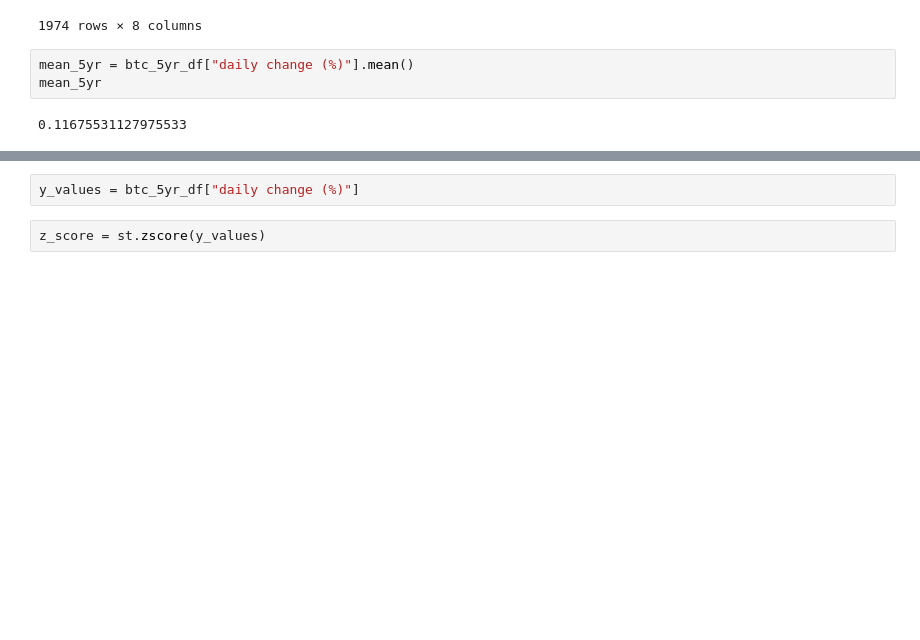
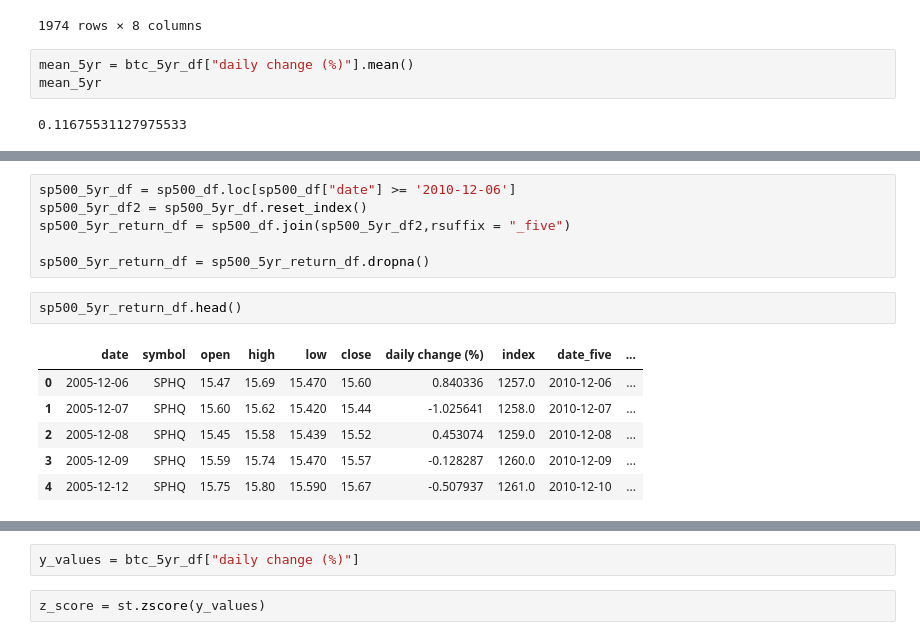
Before and after one commit to SMKSmith/Project1, a Jupyter notebook: visualizations.ipynb, the cells around one changed output, grey strips where cells are left out. Saved outputs shown, nothing was run; the diff lists cells and outputs as text; blank space fills up the shorter version.

```diff
--- a/visualizations.ipynb
+++ b/visualizations.ipynb
@@ -449,0 +461,15 @@ mean_5yr
+# %%
+sp500_5yr_df = sp500_df.loc[sp500_df["date"] >= '2010-12-06']
+sp500_5yr_df2 = sp500_5yr_df.reset_index()
+sp500_5yr_return_df = sp500_df.join(sp500_5yr_df2,rsuffix = "_five")
+
+sp500_5yr_return_df = sp500_5yr_return_df.dropna()
+# %%
+sp500_5yr_return_df.head()
+# %% [output]
+|  | date | symbol | open | high | low | close | daily change (%) | index | date_five | ... |
+| 0 | 2005-12-06 | SPHQ | 15.47 | 15.69 | 15.470 | 15.60 | 0.840336 | 1257.0 | 2010-12-06 | ... |
+| 1 | 2005-12-07 | SPHQ | 15.60 | 15.62 | 15.420 | 15.44 | -1.025641 | 1258.0 | 2010-12-07 | ... |
+| 2 | 2005-12-08 | SPHQ | 15.45 | 15.58 | 15.439 | 15.52 | 0.453074 | 1259.0 | 2010-12-08 | ... |
+| 3 | 2005-12-09 | SPHQ | 15.59 | 15.74 | 15.470 | 15.57 | -0.128287 | 1260.0 | 2010-12-09 | ... |
+| 4 | 2005-12-12 | SPHQ | 15.75 | 15.80 | 15.590 | 15.67 | -0.507937 | 1261.0 | 2010-12-10 | ... |
```
Also changed, not shown: parts of 6 cells of this notebook.
